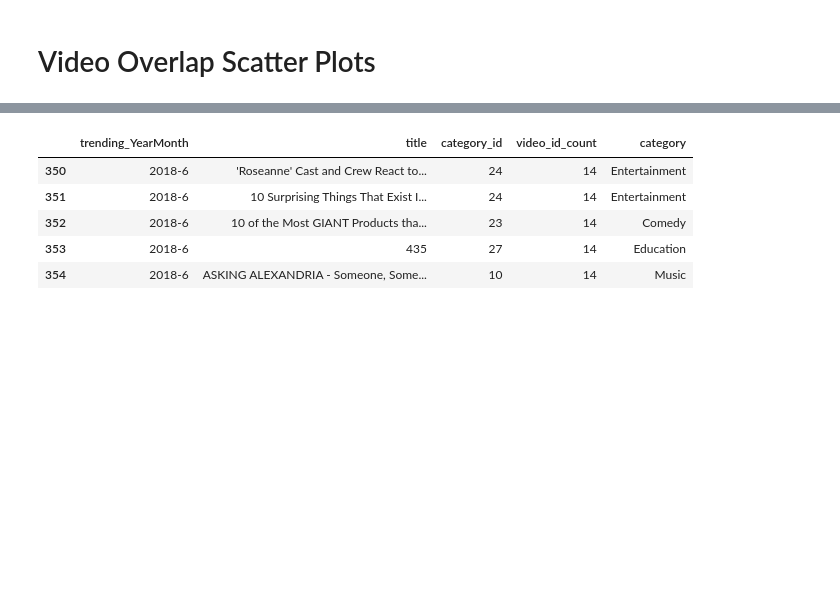
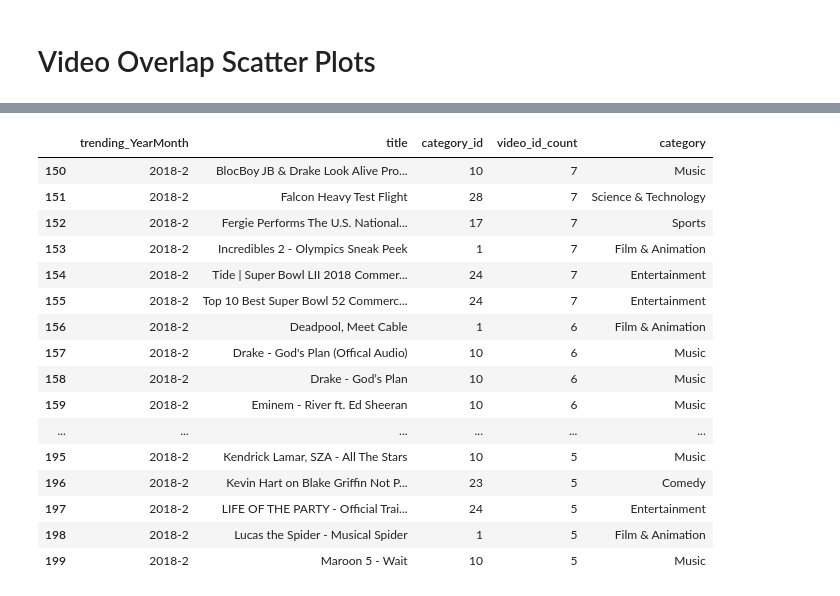
Before and after one commit to samoor64/MEDS_Project, a Jupyter notebook: Project1_analysis_Marina.ipynb, the cells around one changed output, grey strips where cells are left out. Saved outputs shown, nothing was run; the diff lists cells and outputs as text; code cells hidden in the pictures; blank space fills up the shorter version.

```diff
--- a/Project1_analysis_Marina.ipynb
+++ b/Project1_analysis_Marina.ipynb
@@ -498,8 +713,21 @@ for month in months:
 # %%
+
+ca
 # %% [output]
 |  | trending_YearMonth | title | category_id | video_id_count | category |
-| 350 | 2018-6 | 'Roseanne' Cast and Crew React to... | 24 | 14 | Entertainment |
-| 351 | 2018-6 | 10 Surprising Things That Exist I... | 24 | 14 | Entertainment |
-| 352 | 2018-6 | 10 of the Most GIANT Products tha... | 23 | 14 | Comedy |
-| 353 | 2018-6 | 435 | 27 | 14 | Education |
-| 354 | 2018-6 | ASKING ALEXANDRIA - Someone, Some... | 10 | 14 | Music |
+| 150 | 2018-2 | BlocBoy JB & Drake Look Alive Pro... | 10 | 7 | Music |
+| 151 | 2018-2 | Falcon Heavy Test Flight | 28 | 7 | Science & Technology |
+| 152 | 2018-2 | Fergie Performs The U.S. National... | 17 | 7 | Sports |
+| 153 | 2018-2 | Incredibles 2 - Olympics Sneak Peek | 1 | 7 | Film & Animation |
+| 154 | 2018-2 | Tide | Super Bowl LII 2018 Commer... | 24 | 7 | Entertainment |
+| 155 | 2018-2 | Top 10 Best Super Bowl 52 Commerc... | 24 | 7 | Entertainment |
+| 156 | 2018-2 | Deadpool, Meet Cable | 1 | 6 | Film & Animation |
+| 157 | 2018-2 | Drake - God's Plan (Offical Audio) | 10 | 6 | Music |
+| 158 | 2018-2 | Drake - God’s Plan | 10 | 6 | Music |
+| 159 | 2018-2 | Eminem - River ft. Ed Sheeran | 10 | 6 | Music |
+| ... | ... | ... | ... | ... | ... |
+| 195 | 2018-2 | Kendrick Lamar, SZA - All The Stars | 10 | 5 | Music |
+| 196 | 2018-2 | Kevin Hart on Blake Griffin Not P... | 23 | 5 | Comedy |
+| 197 | 2018-2 | LIFE OF THE PARTY - Official Trai... | 24 | 5 | Entertainment |
+| 198 | 2018-2 | Lucas the Spider - Musical Spider | 1 | 5 | Film & Animation |
+| 199 | 2018-2 | Maroon 5 - Wait | 10 | 5 | Music |
```
Also changed, not shown: parts of 8 cells of this notebook, 39 other files.
